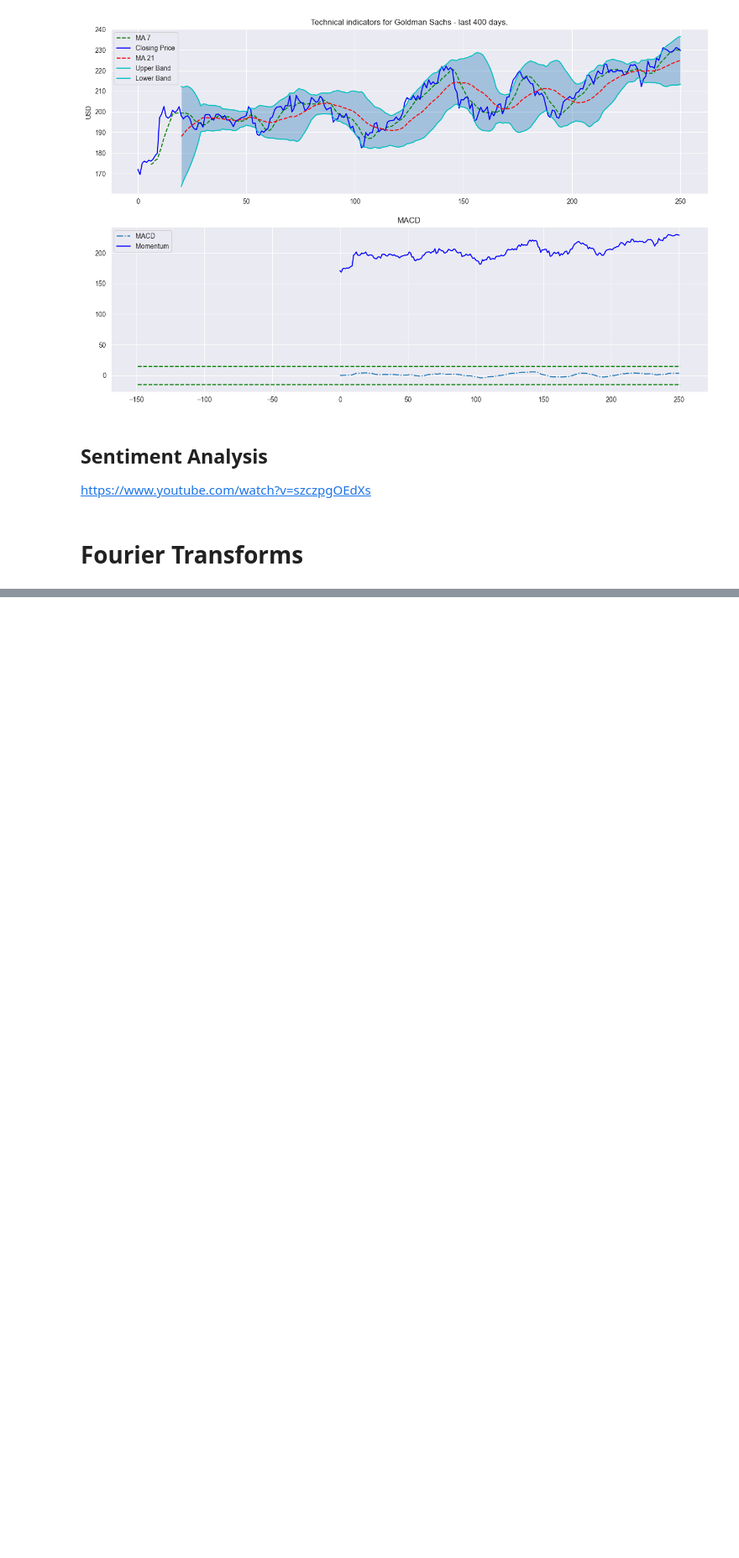
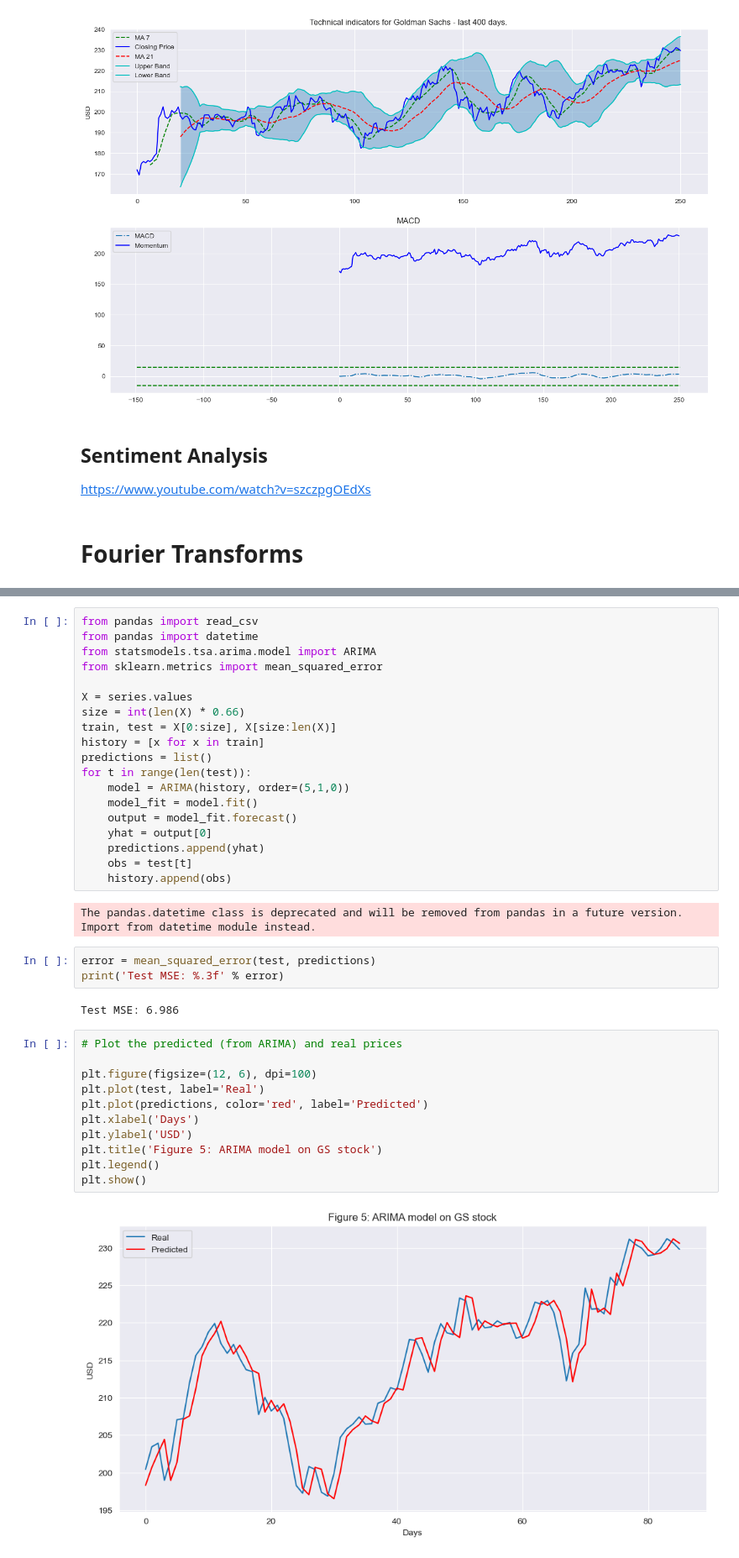
Before and after one commit to aidan-lew/junk-drawer, a Jupyter notebook: the_golden_bullet.ipynb, the cells around one changed output, grey strips where cells are left out. Shown: that part at 84% size. Cells and saved outputs as stored; diff of their text form; blank space fills up the shorter version.

```diff
--- a/the_golden_bullet.ipynb
+++ b/the_golden_bullet.ipynb
@@ -217,0 +278,39 @@ https://www.youtube.com/watch?v=szczpgOEdXs
+# %%
+from pandas import read_csv
+from pandas import datetime
+from statsmodels.tsa.arima.model import ARIMA
+from sklearn.metrics import mean_squared_error
+
+X = series.values
+size = int(len(X) * 0.66)
+train, test = X[0:size], X[size:len(X)]
+history = [x for x in train]
+predictions = list()
+for t in range(len(test)):
+    model = ARIMA(history, order=(5,1,0))
+    model_fit = model.fit()
+    output = model_fit.forecast()
+    yhat = output[0]
+    predictions.append(yhat)
+    obs = test[t]
+    history.append(obs)
+# %% [output]
+The pandas.datetime class is deprecated and will be removed from pandas in a future version. Import from datetime module instead.
+# %%
+error = mean_squared_error(test, predictions)
+print('Test MSE: %.3f' % error)
+# %% [output]
+Test MSE: 6.986
+# %%
+# Plot the predicted (from ARIMA) and real prices
+
+plt.figure(figsize=(12, 6), dpi=100)
+plt.plot(test, label='Real')
+plt.plot(predictions, color='red', label='Predicted')
+plt.xlabel('Days')
+plt.ylabel('USD')
+plt.title('Figure 5: ARIMA model on GS stock')
+plt.legend()
+plt.show()
+# %% [output]
+[figure, added]
```
Also changed, not shown: parts of 7 cells of this notebook.
